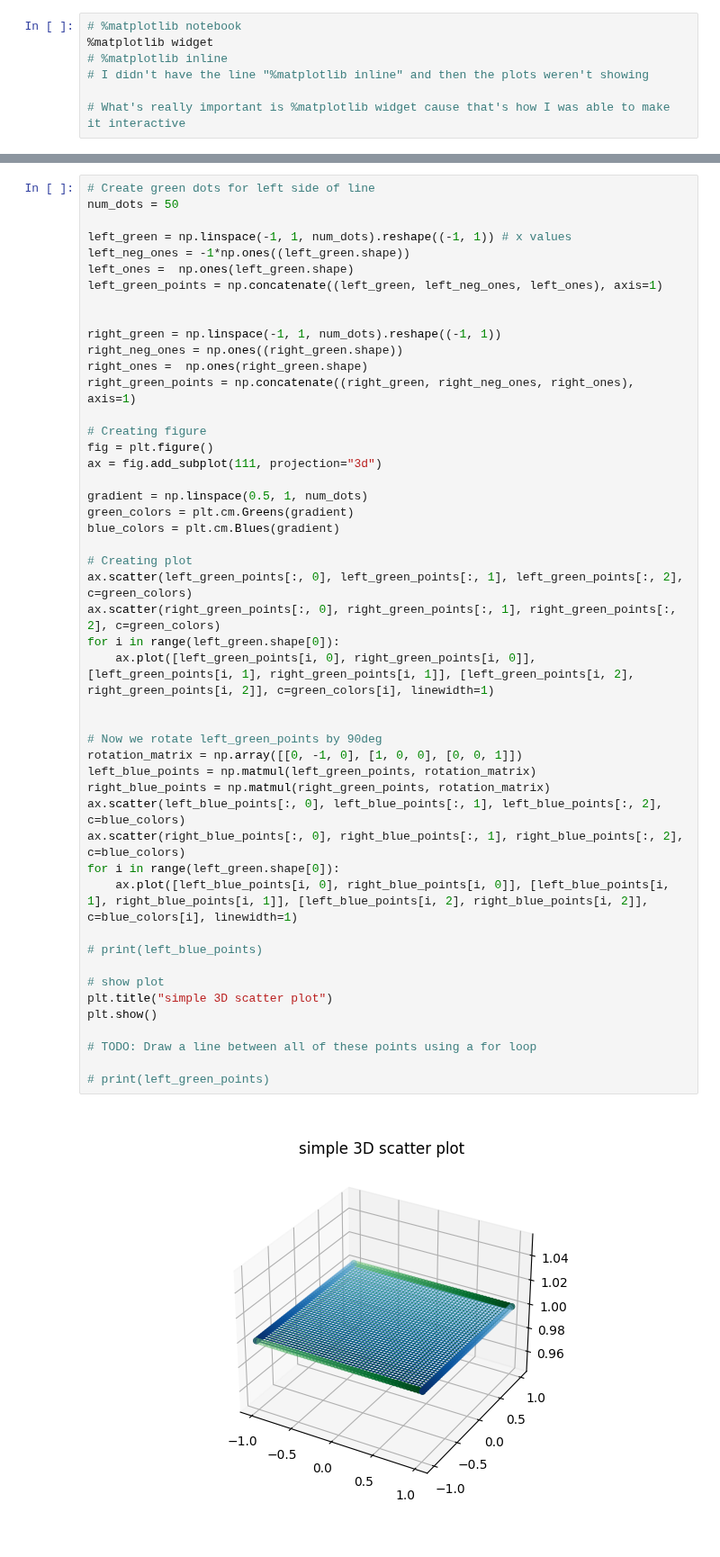
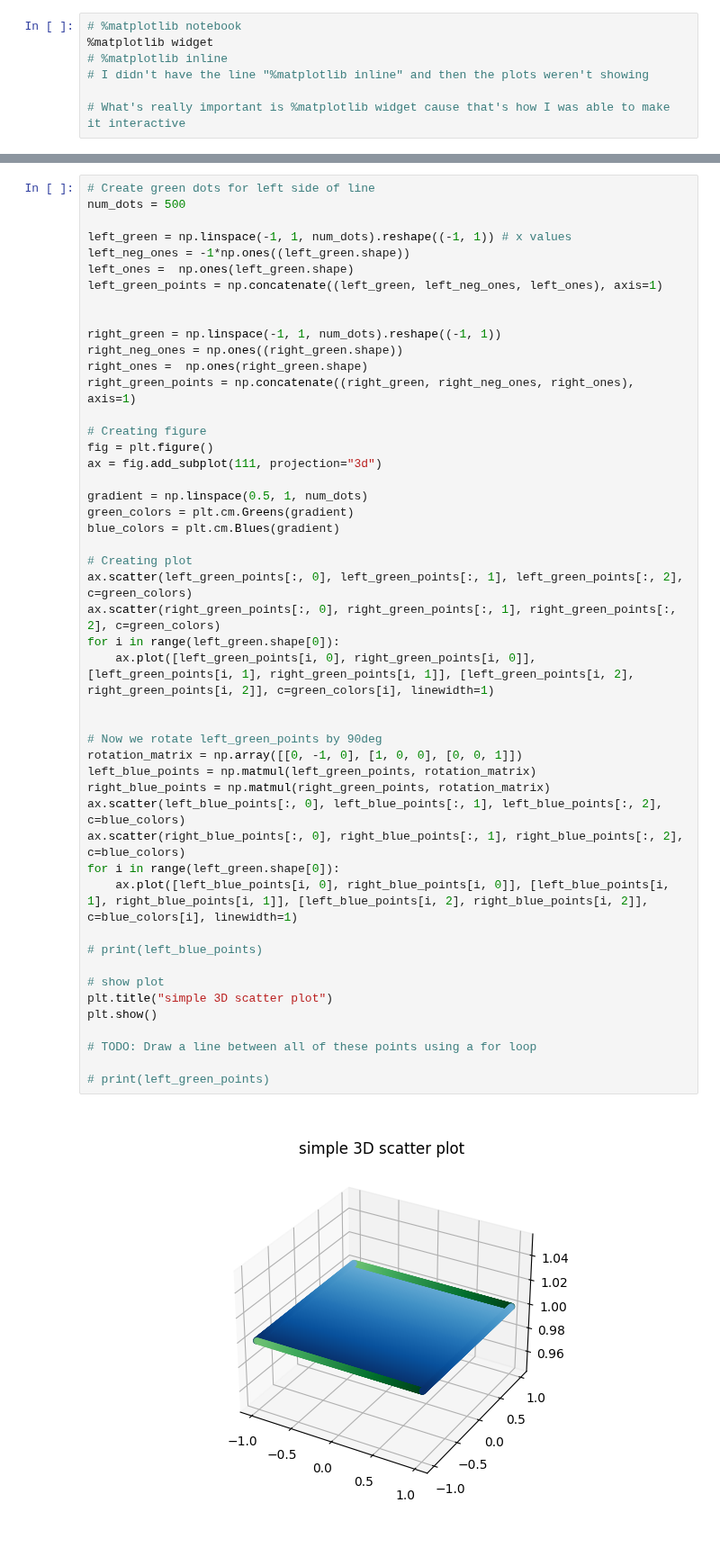
Before and after one commit to JoshuaG-K/transformation-visualization-tool, a Jupyter notebook: transformations.ipynb, the cells around one changed output, grey strips where cells are left out. Shown at 90% size. Drawn from its saved outputs; the diff is of its cells as text.

```diff
--- a/transformations.ipynb
+++ b/transformations.ipynb
@@ -36,7 +37,7 @@ plt.show()
 [figure]
 # %%
 # Create green dots for left side of line
-num_dots = 50
+num_dots = 500
 
 left_green = np.linspace(-1, 1, num_dots).reshape((-1, 1)) # x values
 left_neg_ones = -1*np.ones((left_green.shape))
@@ -56,31 +57,31 @@ ax = fig.add_subplot(111, projection="3d")
 gradient = np.linspace(0.5, 1, num_dots)
 green_colors = plt.cm.Greens(gradient)
 blue_colors = plt.cm.Blues(gradient)
 
 # Creating plot
 ax.scatter(left_green_points[:, 0], left_green_points[:, 1], left_green_points[:, 2], c=green_colors)
 ax.scatter(right_green_points[:, 0], right_green_points[:, 1], right_green_points[:, 2], c=green_colors)
 for i in range(left_green.shape[0]):
     ax.plot([left_green_points[i, 0], right_green_points[i, 0]], [left_green_points[i, 1], right_green_points[i, 1]], [left_green_points[i, 2], right_green_points[i, 2]], c=green_colors[i], linewidth=1)
 
 
 # Now we rotate left_green_points by 90deg
 rotation_matrix = np.array([[0, -1, 0], [1, 0, 0], [0, 0, 1]])
 left_blue_points = np.matmul(left_green_points, rotation_matrix)
 right_blue_points = np.matmul(right_green_points, rotation_matrix)
 ax.scatter(left_blue_points[:, 0], left_blue_points[:, 1], left_blue_points[:, 2], c=blue_colors)
 ax.scatter(right_blue_points[:, 0], right_blue_points[:, 1], right_blue_points[:, 2], c=blue_colors)
 for i in range(left_green.shape[0]):
     ax.plot([left_blue_points[i, 0], right_blue_points[i, 0]], [left_blue_points[i, 1], right_blue_points[i, 1]], [left_blue_points[i, 2], right_blue_points[i, 2]], c=blue_colors[i], linewidth=1)
 
 # print(left_blue_points)
 
 # show plot
 plt.title("simple 3D scatter plot")
 plt.show()
 
 # TODO: Draw a line between all of these points using a for loop
 
 # print(left_green_points)
 # %% [output]
-[figure, old version]
+[figure, new version]
```
Also changed, not shown: parts of 2 cells of this notebook.
